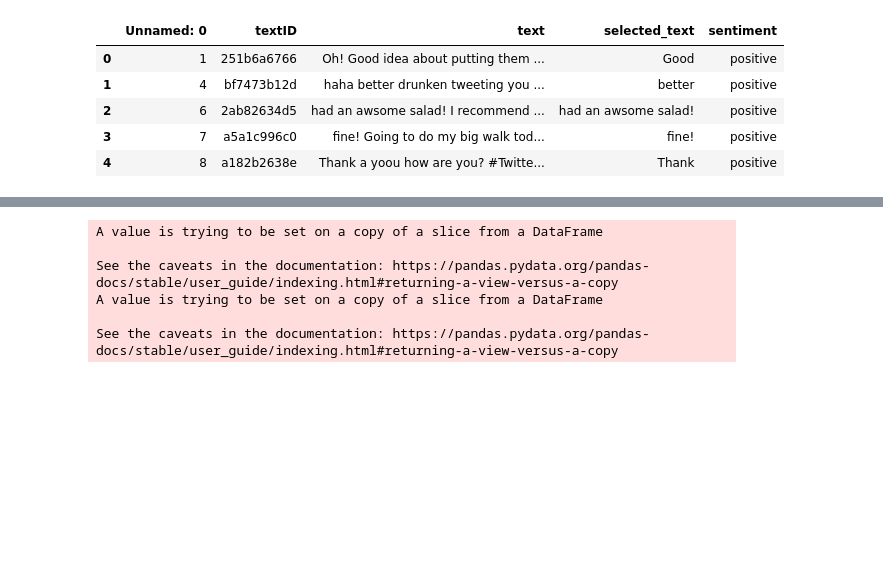
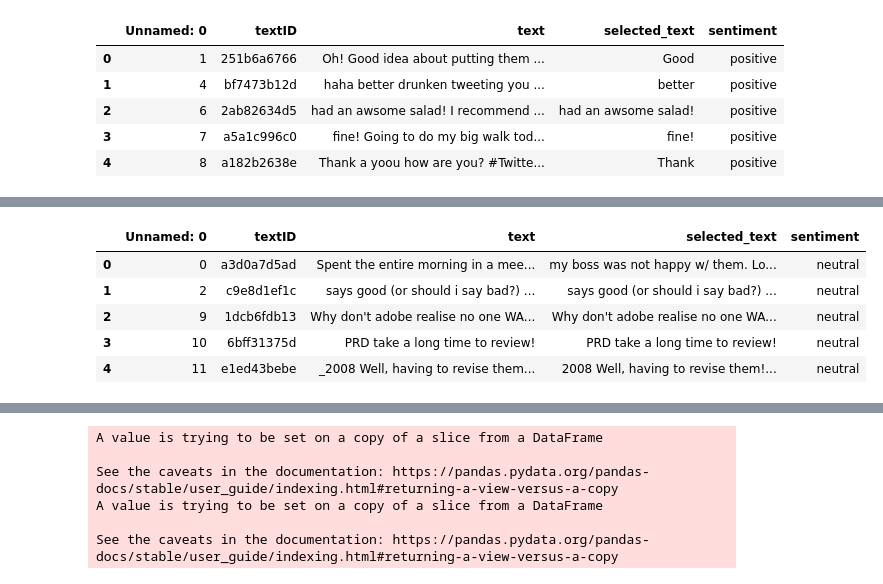
Before and after one commit to Chenghan-Sun/Senti-Extraction, a Jupyter notebook: notebook/EDA.ipynb, the cells around one changed output, grey strips where cells are left out. Drawn from its saved outputs; the diff is of its cells as text; code cells hidden in the pictures; blank space fills up the shorter version.

```diff
--- a/notebook/EDA.ipynb
+++ b/notebook/EDA.ipynb
@@ -116 +128,12 @@ Positive.head()
+# %%
+Neutral=pd.read_csv("../data/Neutral.csv")
+Neutral=pd.DataFrame(Neutral)
+Neutral.head()
+# %% [output]
+|  | Unnamed: 0 | textID | text | selected_text | sentiment |
+| 0 | 0 | a3d0a7d5ad | Spent the entire morning in a mee... | my boss was not happy w/ them. Lo... | neutral |
+| 1 | 2 | c9e8d1ef1c | says good (or should i say bad?) ... | says good (or should i say bad?) ... | neutral |
+| 2 | 9 | 1dcb6fdb13 | Why don't adobe realise no one WA... | Why don't adobe realise no one WA... | neutral |
+| 3 | 10 | 6bff31375d | PRD take a long time to review! | PRD take a long time to review! | neutral |
+| 4 | 11 | e1ed43bebe | _2008 Well, having to revise them... | 2008 Well, having to revise them!... | neutral |
 # %%
```
Also changed, not shown: parts of 26 cells of this notebook.
